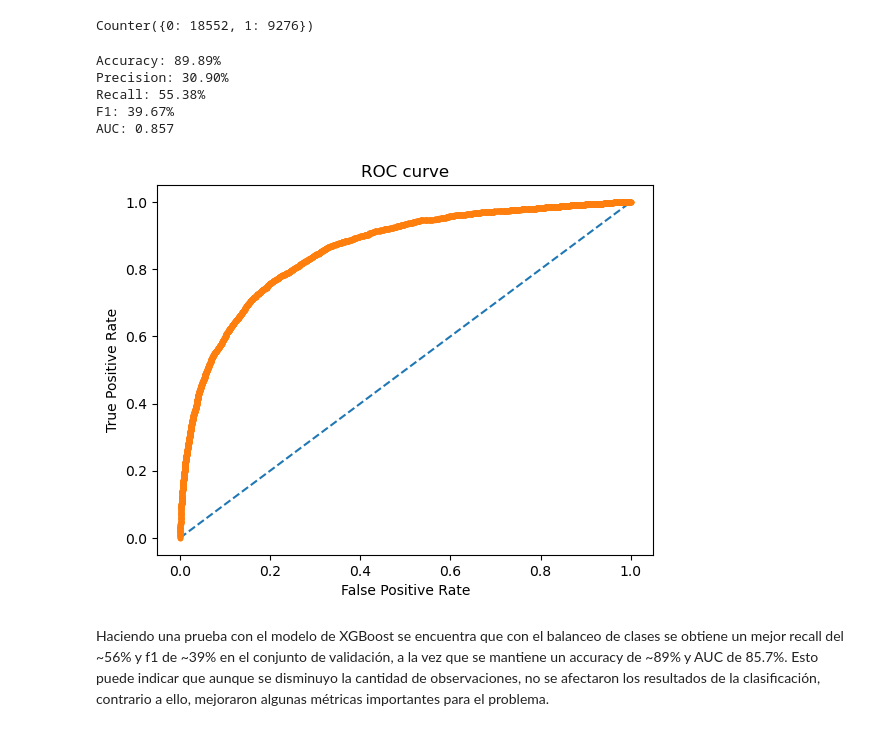
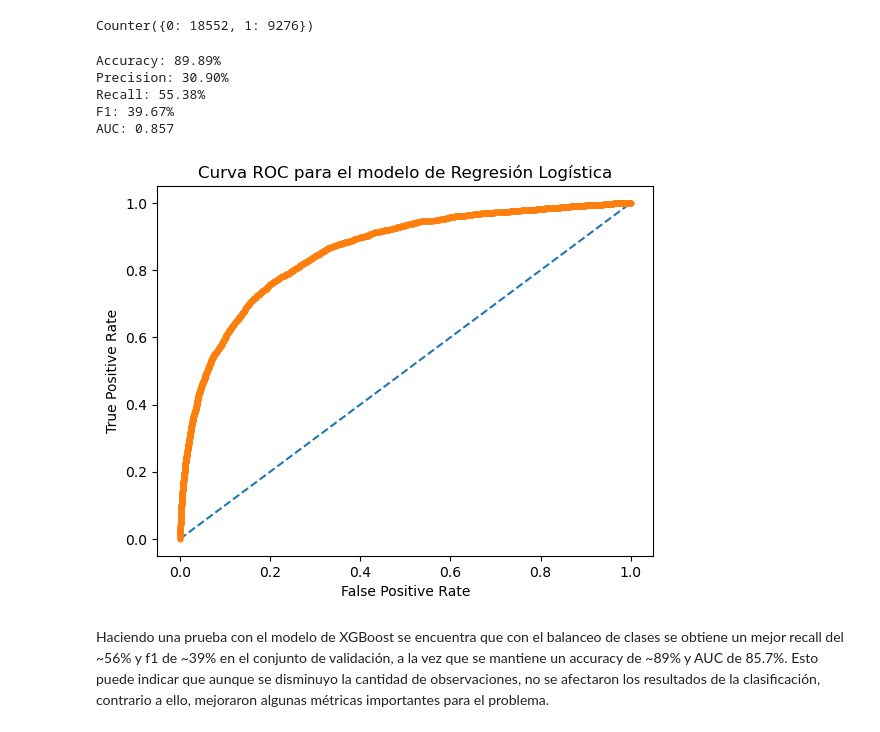
Before and after one commit to 00Fede/givemesomecredit, a Jupyter notebook: Model_Implementation_Training.ipynb, the cells around one changed output. Cells and saved outputs as stored; diff of their text form; code cells hidden in the pictures.

```diff
--- a/Model_Implementation_Training.ipynb
+++ b/Model_Implementation_Training.ipynb
@@ -196,35 +196,35 @@ precision = precision_score(y_test, predictions)
 recall = recall_score(y_test, predictions)
 f1 = f1_score(y_test, predictions)
 
 print("Accuracy: %.2f%%" % (accuracy * 100.0))
 print("Precision: %.2f%%" % (precision * 100.0))
 print("Recall: %.2f%%" % (recall * 100.0))
 print("F1: %.2f%%" % (f1 * 100.0))
 
 
 # predict probabilities
 probs = modelXGB.predict_proba(X_test)
 # keep probabilities for the positive outcome only
 probs = probs[:, 1]
 # calculate AUC
 auc_score = roc_auc_score(y_test, probs)
 print('AUC: %.3f' % auc_score)
 
 # plot roc curve
 fpr, tpr, thresholds = roc_curve(y_test, probs)
 plt.plot([0, 1], [0, 1], linestyle='--')
 plt.plot(fpr, tpr, marker='.')
-plt.title('ROC curve')
+plt.title('Curva ROC para el modelo de Regresión Logística')
 plt.xlabel('False Positive Rate')
 plt.ylabel('True Positive Rate')
 plt.show()
 # %% [output]
 Accuracy: 89.89%
 Precision: 30.90%
 Recall: 55.38%
 F1: 39.67%
 AUC: 0.857
-[figure, old version]
+[figure, new version]
 # %% [markdown]
 Haciendo una prueba con el modelo de XGBoost se encuentra que con el balanceo de clases se obtiene un mejor recall del ~56% y f1 de ~39% en el conjunto de validación, a la vez que se mantiene un accuracy de ~89% y AUC de 85.7%. Esto puede indicar que aunque se disminuyo la cantidad de observaciones, no se afectaron los resultados de la clasificación, contrario a ello, mejoraron algunas métricas importantes para el problema.
 # %% [markdown]
```
Also changed, not shown: parts of 8 cells of this notebook.
